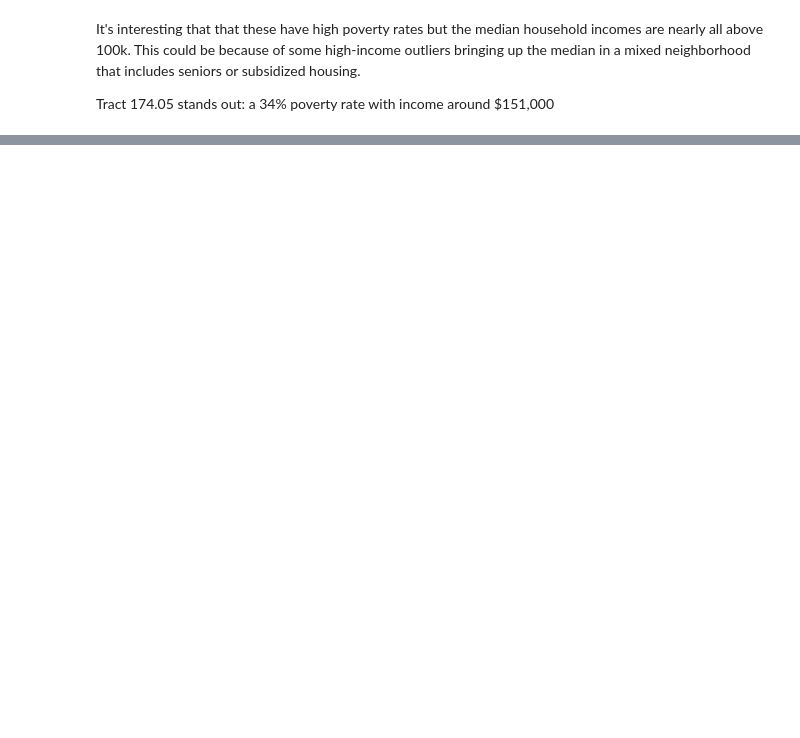
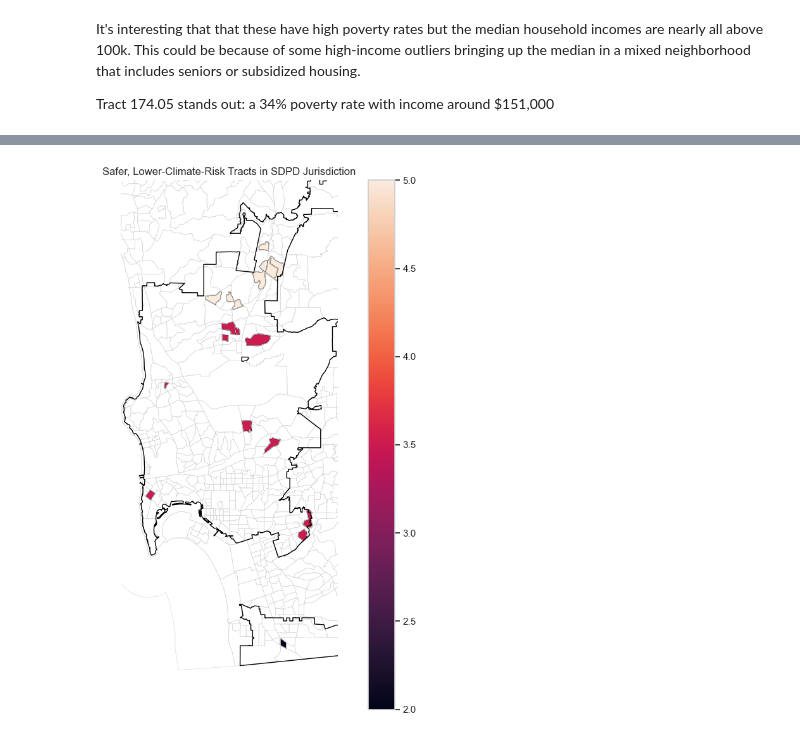
Before and after one commit to coco-martinez/san-diego-neighborhood-opportunity, a Jupyter notebook: notebooks/08_eda.ipynb, the cells around one changed output, grey strips where cells are left out. Saved outputs shown, nothing was run; the diff lists cells and outputs as text; code cells hidden in the pictures; blank space fills up the shorter version.

Commit message:
Add SDPD jurisdiction filter and tract comparison EDA

```diff
--- a/notebooks/08_eda.ipynb
+++ b/notebooks/08_eda.ipynb
@@ -927,0 +978,5 @@ school_outlier_context.T
+# %%
+sdpd_path = Path(
+    '../data/raw/sdpd_boundaries/pd_divisions_datasd.geojson')
+
+sdpd_gdf = gpd.read_file(sdpd_path)
@@ -927,0 +1042,9 @@ school_outlier_context.T
+# %%
+# matching the SDPD boundaries to the tract CRS
+
+sdpd_gdf = sdpd_gdf.to_crs(
+    sd_tract_gdf.crs)
+
+sdpd_boundary = sdpd_gdf.dissolve()
+
+sdpd_boundary.shape, sdpd_boundary.crs
@@ -927,0 +1114,7 @@ school_outlier_context.T
+# %%
+# filtering to tracts inside SDPD jurisdiction
+
+df_sdpd = df[
+    df['sdpd_jurisdiction_flag'] == 1].copy()
+
+df_sdpd.shape
@@ -927,0 +1172,25 @@ school_outlier_context.T
+# %%
+# mapping and zooming in on the safer, lower-risk candidate tracts
+
+candidate_map = sd_tract_gdf.merge(
+    sdpd_strong_tracts[['tract_id', 'safety_score', 'climate_loss_risk_score',
+                        'estimated_median_gross_rent', 'school_academic_score']],
+    on='tract_id', how='inner')
+
+fig, ax = plt.subplots(figsize=(10, 9))
+sd_tract_gdf.boundary.plot(ax=ax, color='lightgray', linewidth=0.4)
+sdpd_boundary.boundary.plot(ax=ax, color='black', linewidth=1)
+candidate_map.plot(ax=ax, column='school_academic_score', legend=True,
+                   edgecolor='black', linewidth=0.8)
+
+min_x, min_y, max_x, max_y = candidate_map.total_bounds
+x_pad, y_pad = (max_x - min_x) * 0.15, (max_y - min_y) * 0.15
+ax.set_xlim(min_x - x_pad, max_x + x_pad)
+ax.set_ylim(min_y - y_pad, max_y + y_pad)
+
+ax.set(title='Safer, Lower-Climate-Risk Tracts in SDPD Jurisdiction')
+ax.set_axis_off()
+plt.tight_layout()
+plt.show()
+# %% [output]
+[figure, added]
```
Also changed, not shown: parts of 26 cells of this notebook.
